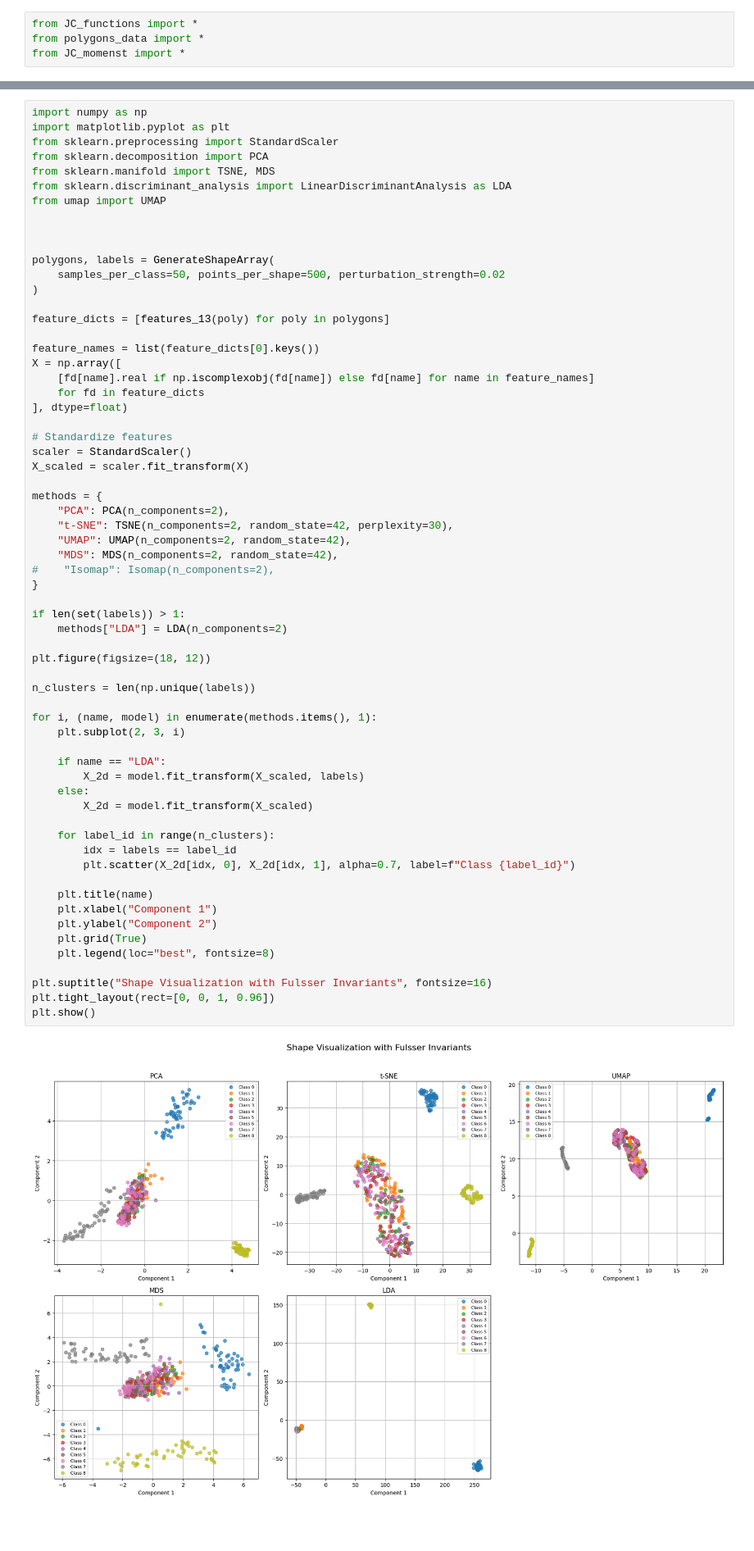
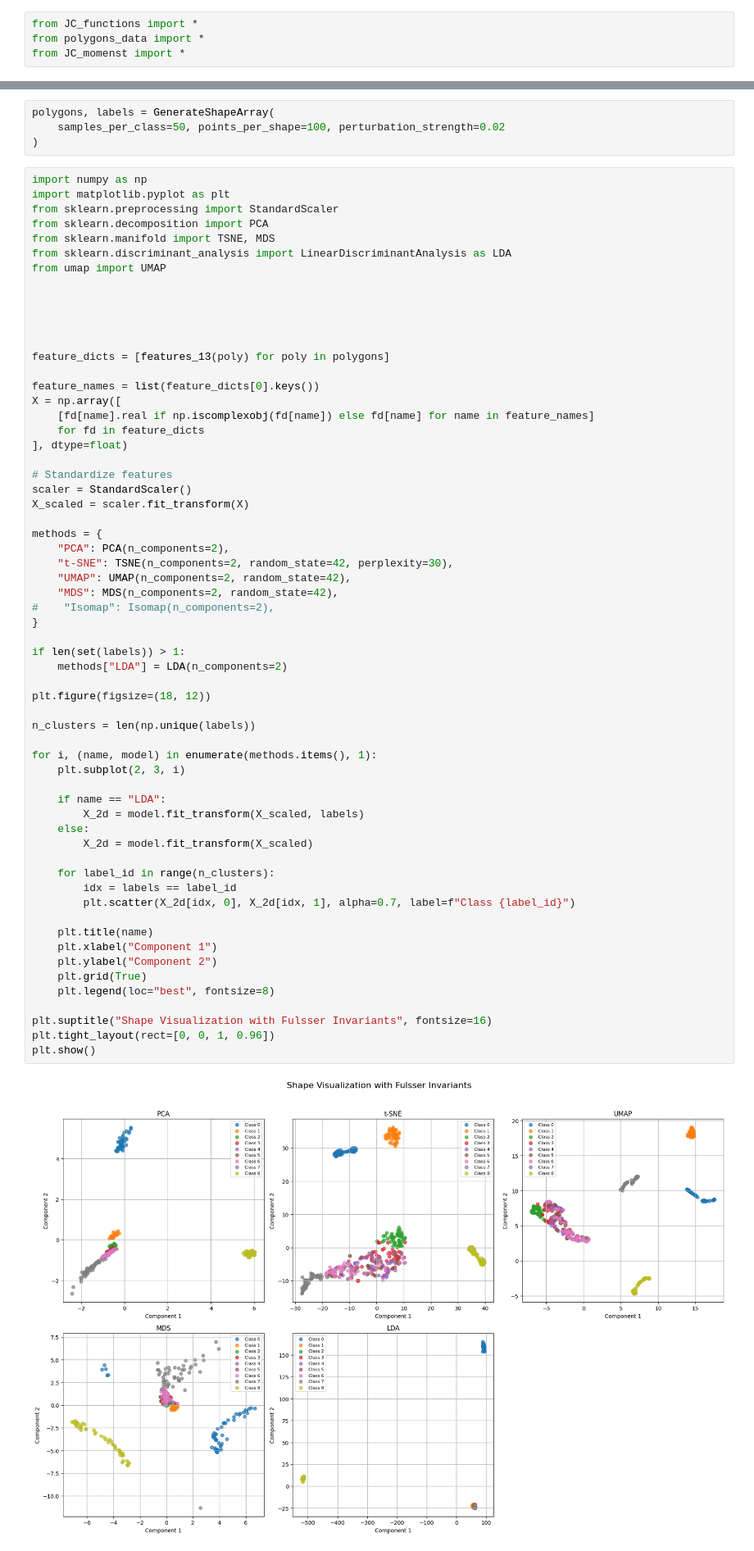
Before and after one commit to GiLonga/Varifold-Moments, a Jupyter notebook: polygons.ipynb, the cells around one changed output, grey strips where cells are left out. Shown at 82% size. Saved outputs shown, nothing was run; the diff lists cells and outputs as text; blank space fills up the shorter version.

Commit message:
Update the polygons notebook

```diff
--- a/polygons.ipynb
+++ b/polygons.ipynb
@@ -14,6 +14,10 @@ SHAPES = [
     ("Circle", Circle),
     ("Star", Star),
 ]
+# %%
+polygons, labels = GenerateShapeArray(
+    samples_per_class=50, points_per_shape=100, perturbation_strength=0.02
+)
 # %%
 import numpy as np
 import matplotlib.pyplot as plt
@@ -25,9 +29,7 @@ from umap import UMAP
 
 
 
-polygons, labels = GenerateShapeArray(
-    samples_per_class=50, points_per_shape=500, perturbation_strength=0.02
-)
+
 
 feature_dicts = [features_13(poly) for poly in polygons]
 
@@ -51,31 +53,31 @@ methods = {
 
 if len(set(labels)) > 1:
     methods["LDA"] = LDA(n_components=2)
 
 plt.figure(figsize=(18, 12))
 
 n_clusters = len(np.unique(labels))
 
 for i, (name, model) in enumerate(methods.items(), 1):
     plt.subplot(2, 3, i)
 
     if name == "LDA":
         X_2d = model.fit_transform(X_scaled, labels)
     else:
         X_2d = model.fit_transform(X_scaled)
 
     for label_id in range(n_clusters):
         idx = labels == label_id
         plt.scatter(X_2d[idx, 0], X_2d[idx, 1], alpha=0.7, label=f"Class {label_id}")
 
     plt.title(name)
     plt.xlabel("Component 1")
     plt.ylabel("Component 2")
     plt.grid(True)
     plt.legend(loc="best", fontsize=8)
 
 plt.suptitle("Shape Visualization with Fulsser Invariants", fontsize=16)
 plt.tight_layout(rect=[0, 0, 1, 0.96])
 plt.show()
 # %% [output]
-[figure, old version]
+[figure, new version]
```
Also changed, not shown: parts of 1 cell of this notebook.
